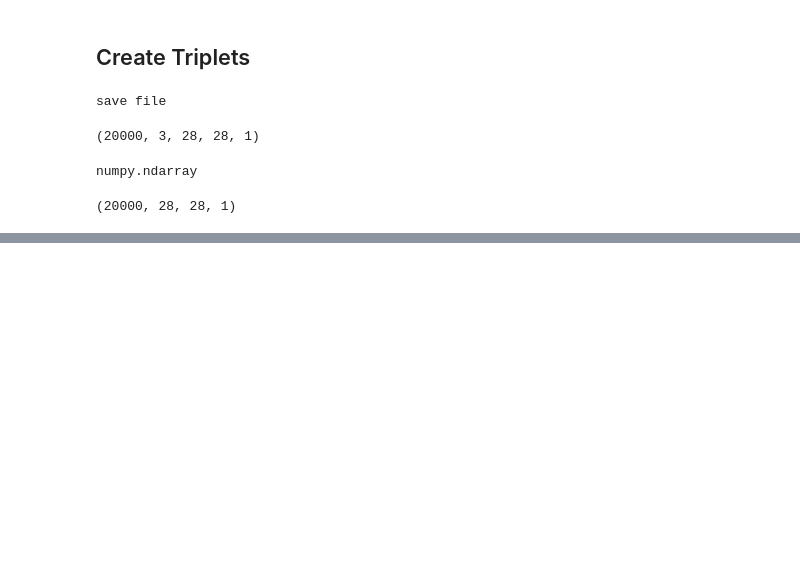
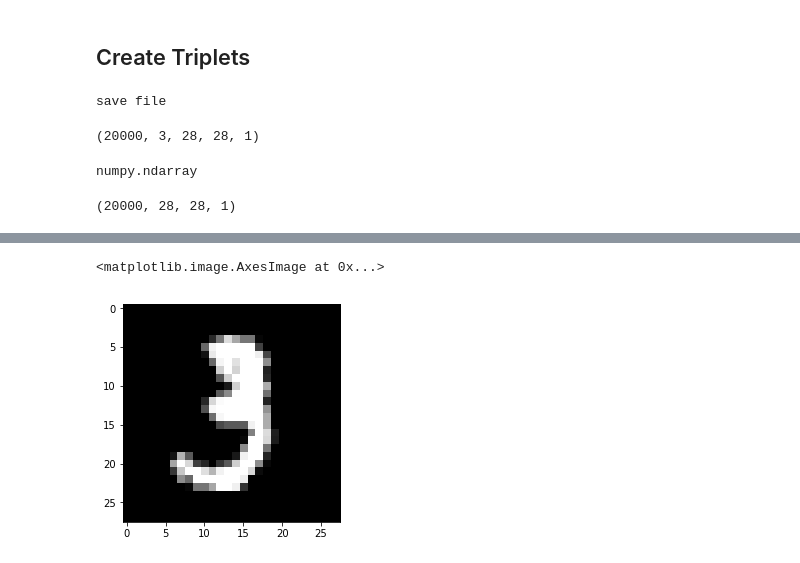
Before and after one commit to zukakosan/tripletNet, a Jupyter notebook: mnisTriplet.ipynb, the cells around one changed output, grey strips where cells are left out. Cells and saved outputs as stored; diff of their text form; code cells hidden in the pictures; blank space fills up the shorter version.

```diff
--- a/mnisTriplet.ipynb
+++ b/mnisTriplet.ipynb
@@ -257,7 +242,12 @@ plt.show()
 def distance(emb1, emb2):
     return np.sum(np.square(emb1 - emb2))
 # %%
-test = embNet.predict(np.expand_dims((X_train[4] / 255.).astype(np.float32),axis=0))[0]
+i = 10
+test = embNet.predict(np.expand_dims((X_train[i] / 255.).astype(np.float32),axis=0))[0]
+plt.imshow(X_train[i].reshape(imwidth,imheight),cmap='gray')
+# %% [output]
+<matplotlib.image.AxesImage at 0x...>
+[figure, added]
 # %%
 similarities = np.zeros(len(emb_vecs))
 for i,emb_vec in enumerate(emb_vecs):
```
Also changed, not shown: parts of 9 cells of this notebook, 1 other file.
